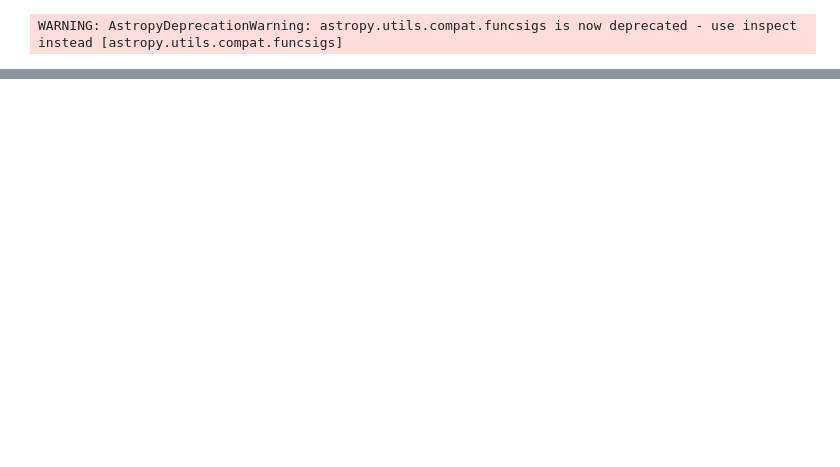
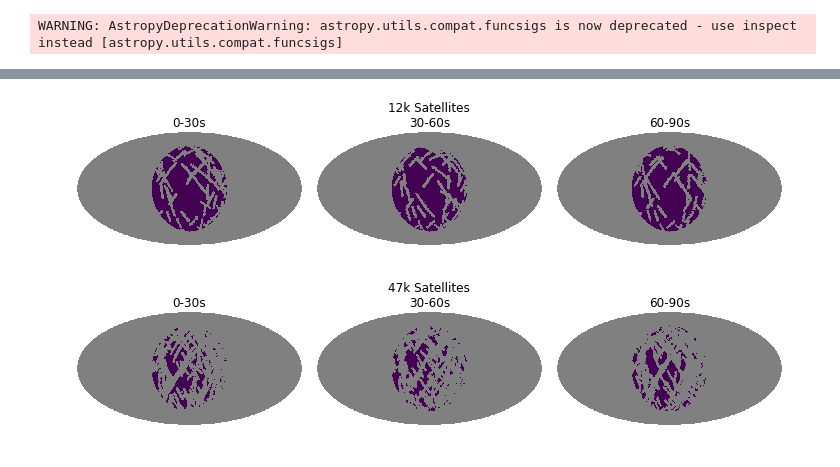
Before and after one commit to yoachim/satellite_collisions, a Jupyter notebook: around_twi_heal.ipynb, the cells around one changed output, grey strips where cells are left out. Saved outputs shown, nothing was run; the diff lists cells and outputs as text; code cells hidden in the pictures; blank space fills up the shorter version.

Commit message:
sat steps

```diff
--- a/around_twi_heal.ipynb
+++ b/around_twi_heal.ipynb
@@ -78,0 +80,9 @@ for key in hpmaps:
+# %%
+mjds = 59863.0097259146 + np.arange(3)/60./24.*.5
+maps = []
+maps_super = []
+for mjd in mjds:
+    temp_map = aroundtwi(supersize=False, time=1., mjd_start=mjd, plot=False)
+    maps.append(grow_hp(temp_map, np.where(temp_map > 0)[0]))
+    temp_map = aroundtwi(supersize=True, time=1., mjd_start=mjd, plot=False)
+    maps_super.append(grow_hp(temp_map, np.where(temp_map > 0)[0]))
@@ -78,0 +91,21 @@ for key in hpmaps:
+# %%
+# Oct 11, 2022.
+plt.figure(figsize=(10,5))
+titles = ['0-30s', '30-60s', '60-90s']
+for i, temp_map in enumerate(maps):
+    if i ==1:
+        title = '12k Satellites\n'+titles[i]
+    else:
+        title = titles[i]
+    hp.mollview(temp_map, rot=(0,90), sub=(2,3,i+1), title=title, cbar=False, min=1, max=2)
+
+for i, temp_map in enumerate(maps_super):
+    if i ==1:
+        title = '47k Satellites\n'+titles[i]
+    else:
+        title = titles[i]
+    hp.mollview(temp_map, rot=(0,90), sub=(2,3,i+1+3), title=title, cbar=False, min=1, max=2)
+
+plt.savefig('sat_steps.pdf')
+# %% [output]
+[figure, added]
```
Also changed, not shown: parts of 6 cells of this notebook.
